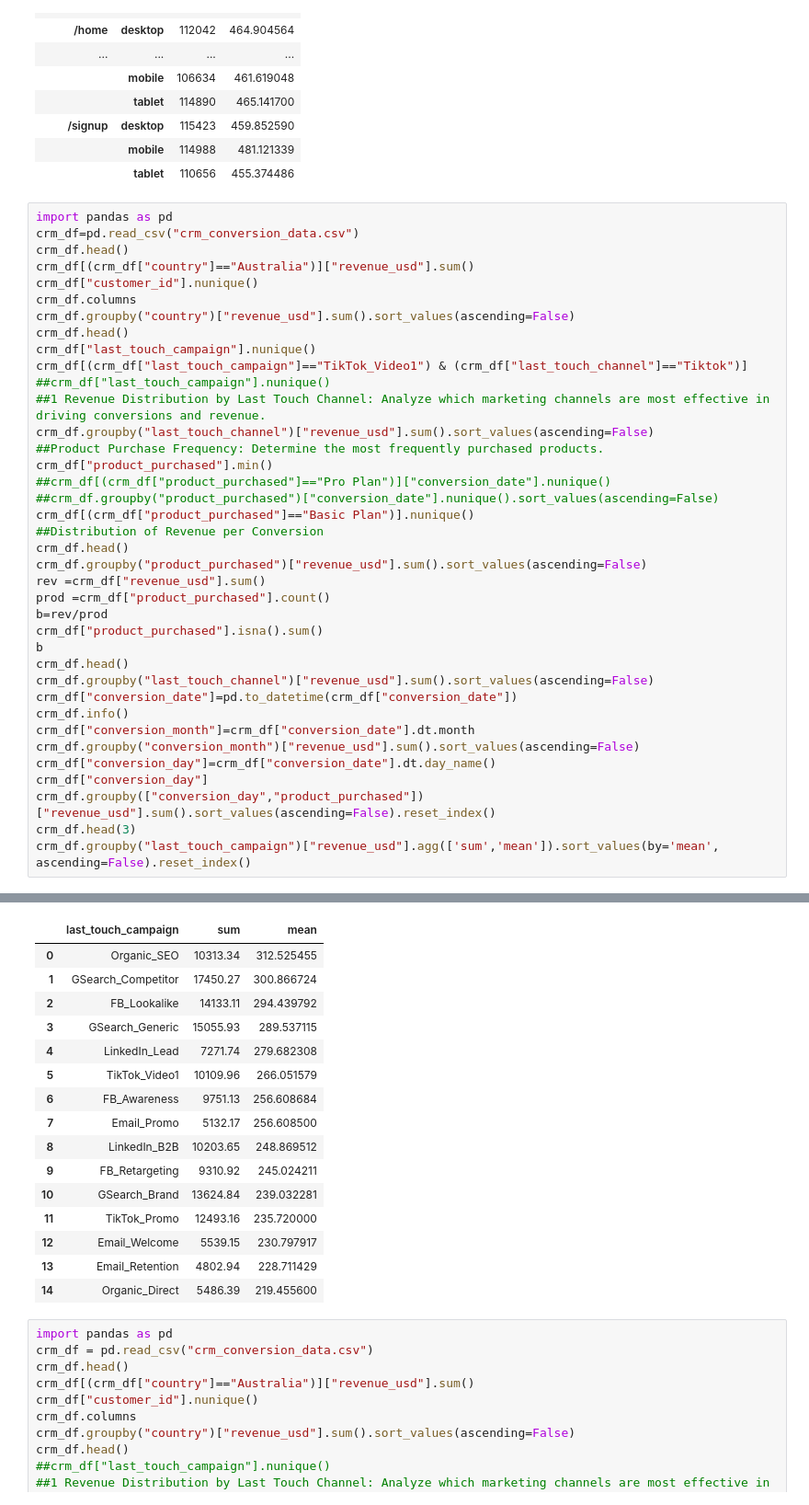
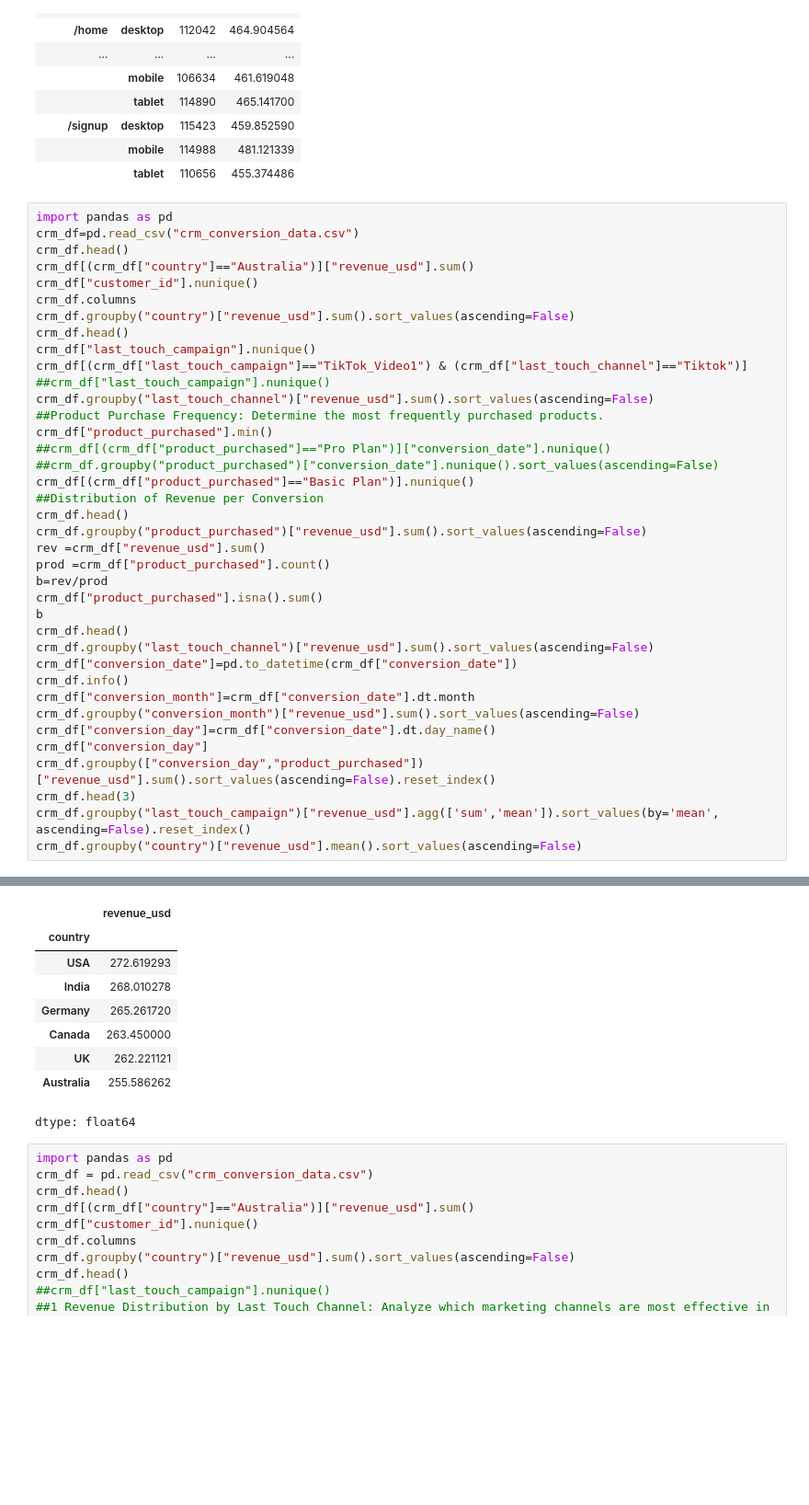
Before and after one commit to banerjee109/Infotact-Data-Team-2, a Jupyter notebook: Assignmenet_1_Roughbook.ipynb, the cells around one changed output, grey strips where cells are left out. Shown at 92% size. Drawn from its saved outputs; the diff is of its cells as text; blank space fills up the shorter version.

Commit message:
Extracted average revenue earned countrywise

```diff
--- a/Assignmenet_1_Roughbook.ipynb
+++ b/Assignmenet_1_Roughbook.ipynb
@@ -427,7 +427,6 @@ crm_df.head()
 crm_df["last_touch_campaign"].nunique()
 crm_df[(crm_df["last_touch_campaign"]=="TikTok_Video1") & (crm_df["last_touch_channel"]=="Tiktok")]
 ##crm_df["last_touch_campaign"].nunique()
-##1 Revenue Distribution by Last Touch Channel: Analyze which marketing channels are most effective in driving conversions and revenue.
 crm_df.groupby("last_touch_channel")["revenue_usd"].sum().sort_values(ascending=False)
 ##Product Purchase Frequency: Determine the most frequently purchased products.
 crm_df["product_purchased"].min()
@@ -441,49 +440,43 @@ rev =crm_df["revenue_usd"].sum()
 prod =crm_df["product_purchased"].count()
 b=rev/prod
 crm_df["product_purchased"].isna().sum()
 b
 crm_df.head()
 crm_df.groupby("last_touch_channel")["revenue_usd"].sum().sort_values(ascending=False)
 crm_df["conversion_date"]=pd.to_datetime(crm_df["conversion_date"])
 crm_df.info()
 crm_df["conversion_month"]=crm_df["conversion_date"].dt.month
 crm_df.groupby("conversion_month")["revenue_usd"].sum().sort_values(ascending=False)
 crm_df["conversion_day"]=crm_df["conversion_date"].dt.day_name()
 crm_df["conversion_day"]
 crm_df.groupby(["conversion_day","product_purchased"])["revenue_usd"].sum().sort_values(ascending=False).reset_index()
 crm_df.head(3)
 crm_df.groupby("last_touch_campaign")["revenue_usd"].agg(['sum','mean']).sort_values(by='mean', ascending=False).reset_index()
+crm_df.groupby("country")["revenue_usd"].mean().sort_values(ascending=False)
 # %% [output]
 <class 'pandas.core.frame.DataFrame'>
 RangeIndex: 600 entries, 0 to 599
 Data columns (total 7 columns):
  #   Column               Non-Null Count  Dtype
 ---  ------               --------------  -----
  0   customer_id          600 non-null    object
  1   conversion_date      600 non-null    datetime64[ns]
  2   revenue_usd          600 non-null    float64
  3   last_touch_channel   600 non-null    object
  4   last_touch_campaign  572 non-null    object
  5   product_purchased    600 non-null    object
  6   country              600 non-null    object
 dtypes: datetime64[ns](1), float64(1), object(5)
 memory usage: 32.9+ KB
-|  | last_touch_campaign | sum | mean |
-| 0 | Organic_SEO | 10313.34 | 312.525455 |
-| 1 | GSearch_Competitor | 17450.27 | 300.866724 |
-| 2 | FB_Lookalike | 14133.11 | 294.439792 |
-| 3 | GSearch_Generic | 15055.93 | 289.537115 |
-| 4 | LinkedIn_Lead | 7271.74 | 279.682308 |
-| 5 | TikTok_Video1 | 10109.96 | 266.051579 |
-| 6 | FB_Awareness | 9751.13 | 256.608684 |
-| 7 | Email_Promo | 5132.17 | 256.608500 |
-| 8 | LinkedIn_B2B | 10203.65 | 248.869512 |
-| 9 | FB_Retargeting | 9310.92 | 245.024211 |
-| 10 | GSearch_Brand | 13624.84 | 239.032281 |
-| 11 | TikTok_Promo | 12493.16 | 235.720000 |
-| 12 | Email_Welcome | 5539.15 | 230.797917 |
-| 13 | Email_Retention | 4802.94 | 228.711429 |
-| 14 | Organic_Direct | 5486.39 | 219.455600 |
+|  | revenue_usd |
+| country |  |
+| USA | 272.619293 |
+| India | 268.010278 |
+| Germany | 265.261720 |
+| Canada | 263.450000 |
+| UK | 262.221121 |
+| Australia | 255.586262 |
+dtype: float64
 # %%
 import pandas as pd
 crm_df = pd.read_csv("crm_conversion_data.csv")
```
